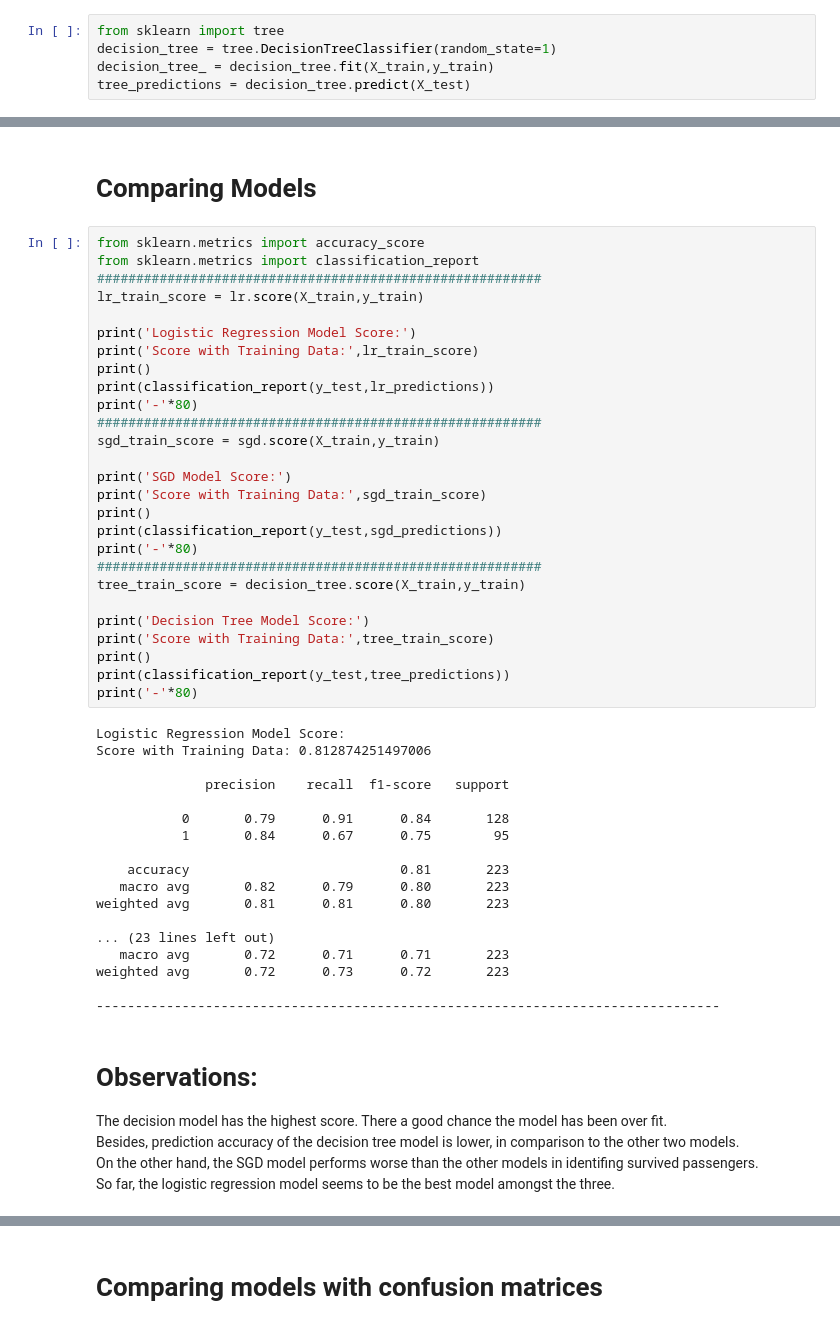
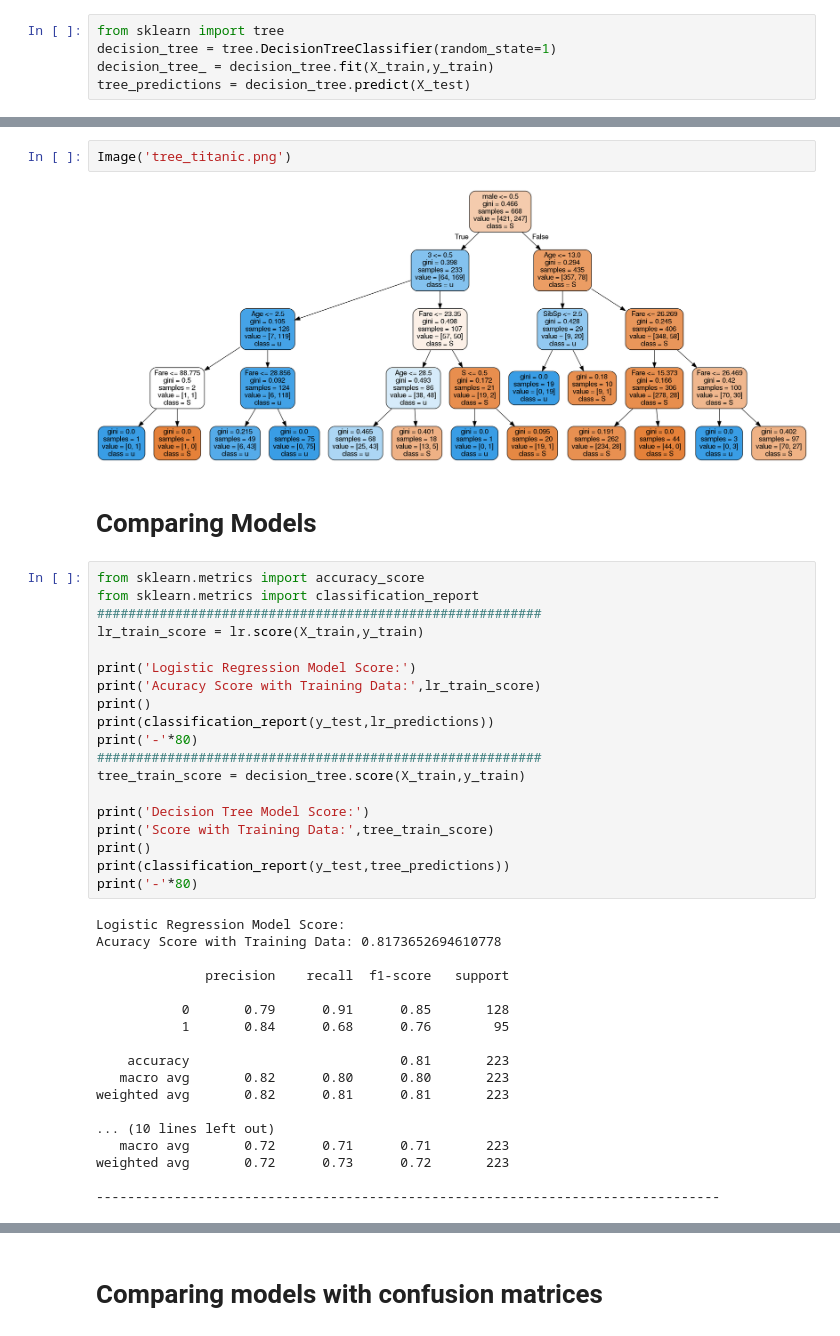
Before and after one commit to Coddielam/MachineLearningProjects, a Jupyter notebook: Titanic_Machine_Learning_Project_ChiuMing_Lam.ipynb, the cells around one changed output, grey strips where cells are left out. Cells and saved outputs as stored; diff of their text form.

```diff
--- a/Titanic_Machine_Learning_Project_ChiuMing_Lam.ipynb
+++ b/Titanic_Machine_Learning_Project_ChiuMing_Lam.ipynb
@@ -426,3 +519,7 @@ tree_predictions = decision_tree.predict(X_test)
+# %%
+Image('tree_titanic.png')
+# %% [output]
+[figure, added]
 # %% [markdown]
 # Comparing Models
 # %%
@@ -432,17 +529,9 @@ from sklearn.metrics import classification_report
 lr_train_score = lr.score(X_train,y_train)
 
 print('Logistic Regression Model Score:')
-print('Score with Training Data:',lr_train_score)
+print('Acuracy Score with Training Data:',lr_train_score)
 print()
 print(classification_report(y_test,lr_predictions))
-print('-'*80)
-#########################################################
-sgd_train_score = sgd.score(X_train,y_train)
-
-print('SGD Model Score:')
-print('Score with Training Data:',sgd_train_score)
-print()
-print(classification_report(y_test,sgd_predictions))
 print('-'*80)
 #########################################################
 tree_train_score = decision_tree.score(X_train,y_train)
@@ -454,25 +543,19 @@ print(classification_report(y_test,tree_predictions))
 print('-'*80)
 # %% [output]
 Logistic Regression Model Score:
-Score with Training Data: 0.812874251497006
+Acuracy Score with Training Data: 0.8173652694610778
 
               precision    recall  f1-score   support
 
-           0       0.79      0.91      0.84       128
-           1       0.84      0.67      0.75        95
+           0       0.79      0.91      0.85       128
+           1       0.84      0.68      0.76        95
 
     accuracy                           0.81       223
-   macro avg       0.82      0.79      0.80       223
-weighted avg       0.81      0.81      0.80       223
+   macro avg       0.82      0.80      0.80       223
+weighted avg       0.82      0.81      0.81       223
 
-... (23 lines left out)
+... (10 lines left out)
    macro avg       0.72      0.71      0.71       223
 weighted avg       0.72      0.73      0.72       223
 
 --------------------------------------------------------------------------------
-# %% [markdown]
-# Observations:
-The decision model has the highest score. There a good chance the model has been over fit.<br>
-Besides, prediction accuracy of the decision tree model is lower, in comparison to the other two models.<br>
-On the other hand, the SGD model performs worse than the other models in identifing survived passengers.<br>
-So far, the logistic regression model seems to be the best model amongst the three.
```
Also changed, not shown: parts of 28 cells of this notebook.
